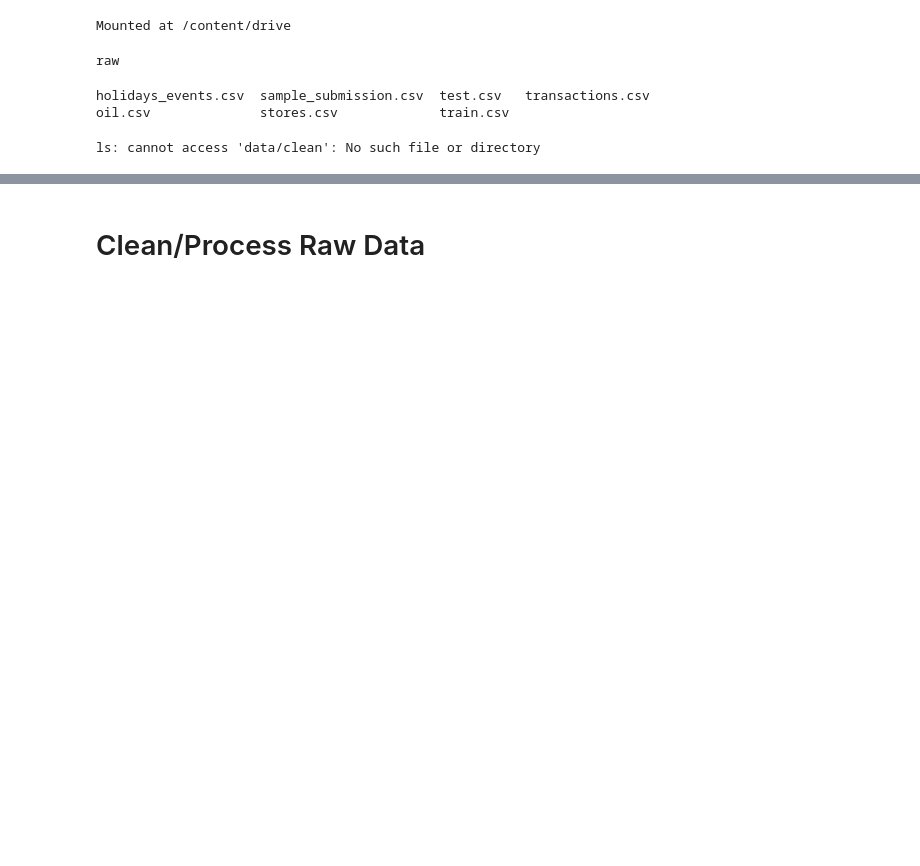
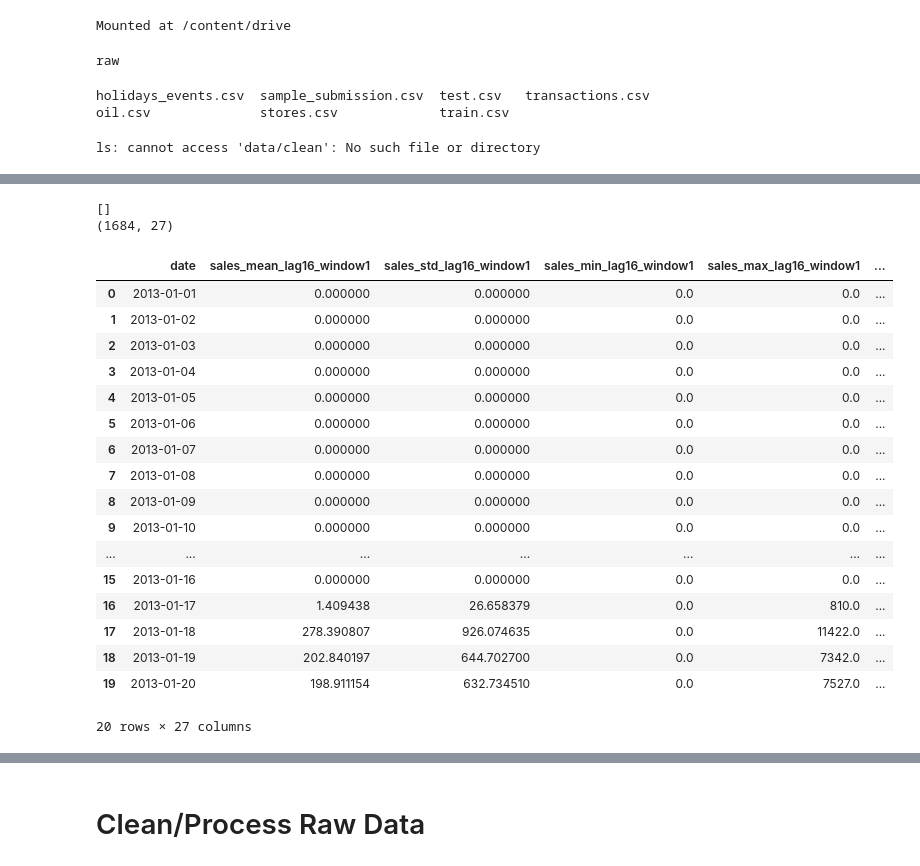
Before and after one commit to Philst4/Store-Sales, a Jupyter notebook: notebooks/pipeline.ipynb, the cells around one changed output, grey strips where cells are left out. Drawn from its saved outputs; the diff is of its cells as text; code cells hidden in the pictures; blank space fills up the shorter version.

```diff
--- a/notebooks/pipeline.ipynb
+++ b/notebooks/pipeline.ipynb
@@ -45,0 +186,61 @@ ls: cannot access 'data/clean': No such file or directory
+# %%
+def compute_rolling_stats(
+        df,
+        cols_to_roll,
+        group_cols,
+        supported_stats,
+        quantiles,
+        lag=16,
+        window=1
+    ):
+
+    daily_stats = calc_daily_stats(
+        df,
+        cols_to_roll,
+        group_cols,
+        supported_stats,
+        quantiles
+    )
+
+    rolled_stats = roll_daily_stats(
+        daily_stats,
+        group_cols,
+        lag,
+        window,
+    )
+
+    return rolled_stats
+
+rolling_stats = compute_rolling_stats(
+    train,
+    cols_to_roll,
+    group_cols,
+    supported_stats,
+    quantiles,
+    lag=16,
+    window=1
+)
+print(group_cols)
+print(rolling_stats.shape)
+rolling_stats.head(20)
+# %% [output]
+[]
+(1684, 27)
+|  | date | sales_mean_lag16_window1 | sales_std_lag16_window1 | sales_min_lag16_window1 | sales_max_lag16_window1 | ... |
+| 0 | 2013-01-01 | 0.000000 | 0.000000 | 0.0 | 0.0 | ... |
+| 1 | 2013-01-02 | 0.000000 | 0.000000 | 0.0 | 0.0 | ... |
+| 2 | 2013-01-03 | 0.000000 | 0.000000 | 0.0 | 0.0 | ... |
+| 3 | 2013-01-04 | 0.000000 | 0.000000 | 0.0 | 0.0 | ... |
+| 4 | 2013-01-05 | 0.000000 | 0.000000 | 0.0 | 0.0 | ... |
+| 5 | 2013-01-06 | 0.000000 | 0.000000 | 0.0 | 0.0 | ... |
+| 6 | 2013-01-07 | 0.000000 | 0.000000 | 0.0 | 0.0 | ... |
+| 7 | 2013-01-08 | 0.000000 | 0.000000 | 0.0 | 0.0 | ... |
+| 8 | 2013-01-09 | 0.000000 | 0.000000 | 0.0 | 0.0 | ... |
+| 9 | 2013-01-10 | 0.000000 | 0.000000 | 0.0 | 0.0 | ... |
+| ... | ... | ... | ... | ... | ... | ... |
+| 15 | 2013-01-16 | 0.000000 | 0.000000 | 0.0 | 0.0 | ... |
+| 16 | 2013-01-17 | 1.409438 | 26.658379 | 0.0 | 810.0 | ... |
+| 17 | 2013-01-18 | 278.390807 | 926.074635 | 0.0 | 11422.0 | ... |
+| 18 | 2013-01-19 | 202.840197 | 644.702700 | 0.0 | 7342.0 | ... |
+| 19 | 2013-01-20 | 198.911154 | 632.734510 | 0.0 | 7527.0 | ... |
+20 rows × 27 columns
```
Also changed, not shown: parts of 13 cells of this notebook.
